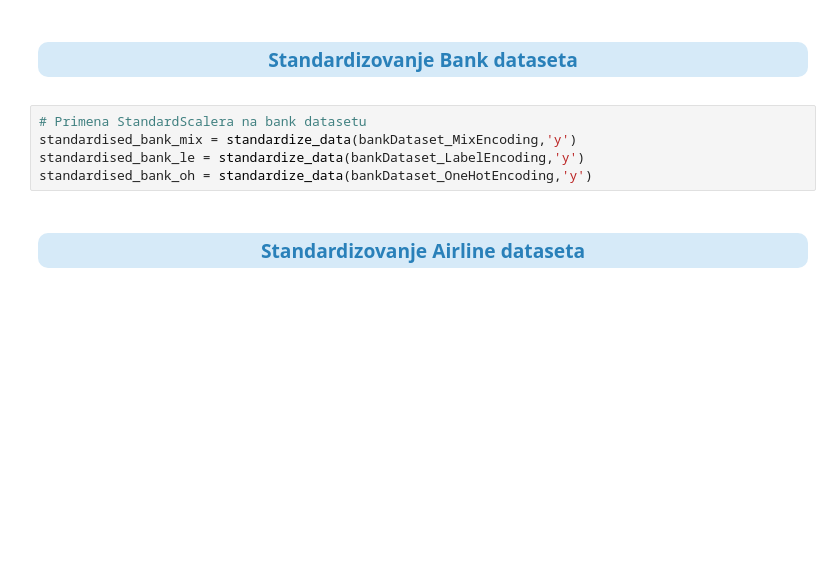
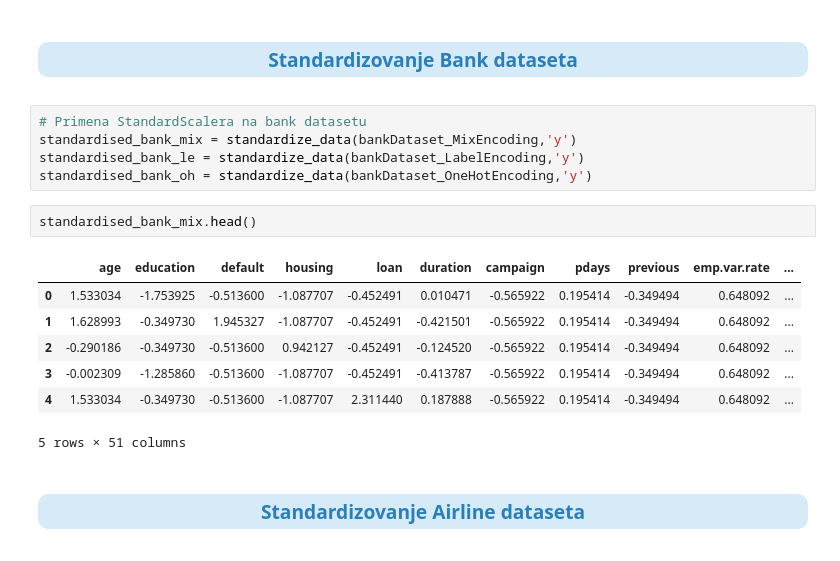
Before and after one commit to ratep99/data-transformation, a Jupyter notebook: Transformacija podataka - Prakticni deo.ipynb, the cells around one changed output. Drawn from its saved outputs; the diff is of its cells as text; blank space fills up the shorter version.

```diff
--- a/Transformacija podataka - Prakticni deo.ipynb
+++ b/Transformacija podataka - Prakticni deo.ipynb
@@ -737,6 +736,16 @@ Standardizovanje Bank dataseta</h3>
 standardised_bank_mix = standardize_data(bankDataset_MixEncoding,'y')
 standardised_bank_le = standardize_data(bankDataset_LabelEncoding,'y')
 standardised_bank_oh = standardize_data(bankDataset_OneHotEncoding,'y')
+# %%
+standardised_bank_mix.head()
+# %% [output]
+|  | age | education | default | housing | loan | duration | campaign | pdays | previous | emp.var.rate | ... |
+| 0 | 1.533034 | -1.753925 | -0.513600 | -1.087707 | -0.452491 | 0.010471 | -0.565922 | 0.195414 | -0.349494 | 0.648092 | ... |
+| 1 | 1.628993 | -0.349730 | 1.945327 | -1.087707 | -0.452491 | -0.421501 | -0.565922 | 0.195414 | -0.349494 | 0.648092 | ... |
+| 2 | -0.290186 | -0.349730 | -0.513600 | 0.942127 | -0.452491 | -0.124520 | -0.565922 | 0.195414 | -0.349494 | 0.648092 | ... |
+| 3 | -0.002309 | -1.285860 | -0.513600 | -1.087707 | -0.452491 | -0.413787 | -0.565922 | 0.195414 | -0.349494 | 0.648092 | ... |
+| 4 | 1.533034 | -0.349730 | -0.513600 | -1.087707 | 2.311440 | 0.187888 | -0.565922 | 0.195414 | -0.349494 | 0.648092 | ... |
+5 rows × 51 columns
 # %% [markdown]
 <div style="border-radius:10px;
             background-color:#D6EAF8;
```
Also changed, not shown: parts of 33 cells of this notebook.
